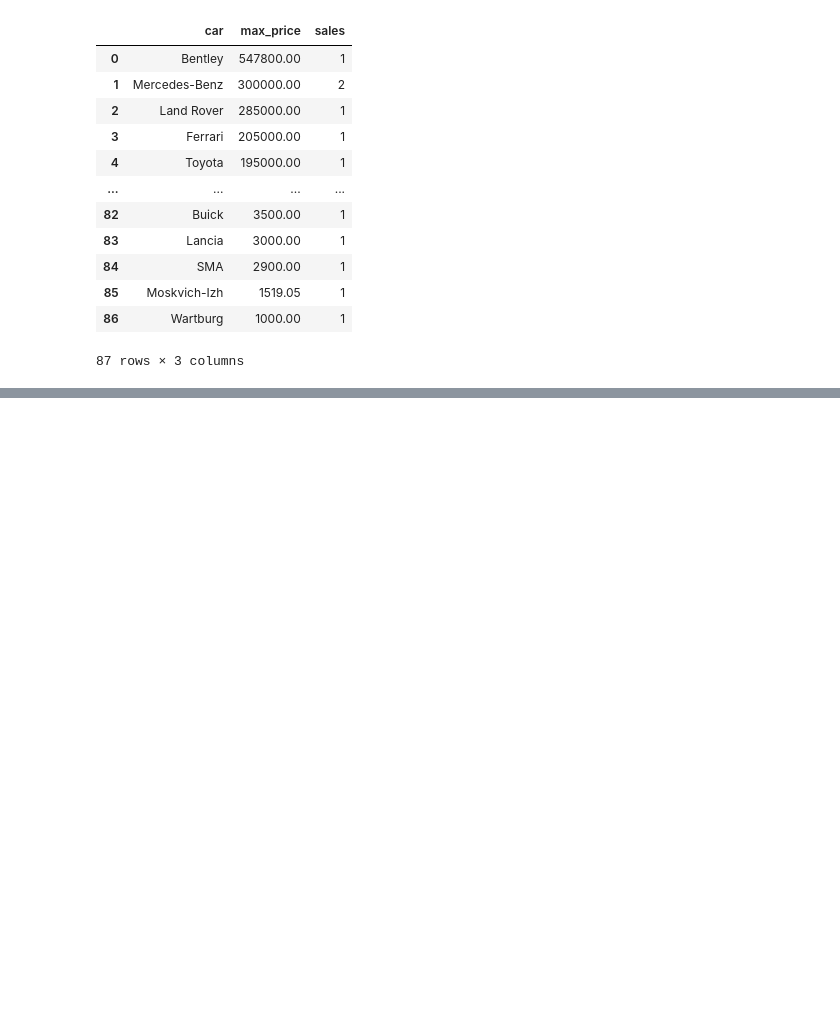
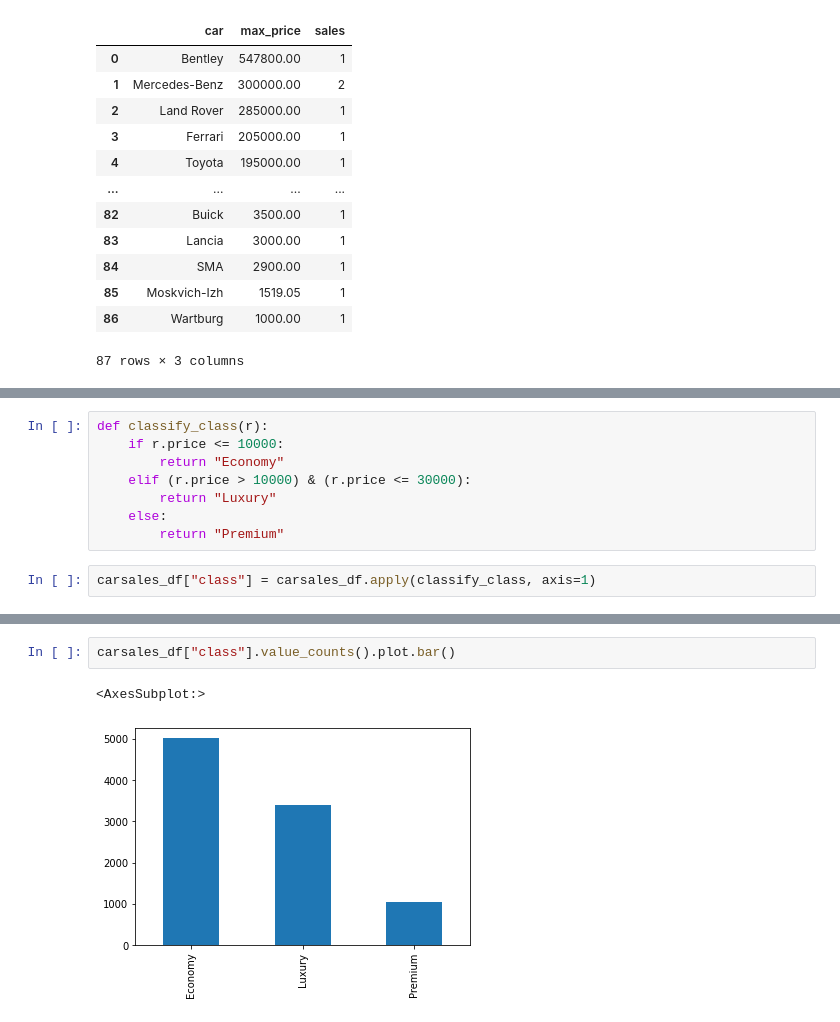
Before and after one commit to yoganandaraol/EDA_CarSales, a Jupyter notebook: EDA_CarSales_Project.ipynb, the cells around one changed output, grey strips where cells are left out. Drawn from its saved outputs; the diff is of its cells as text; blank space fills up the shorter version.

```diff
--- a/EDA_CarSales_Project.ipynb
+++ b/EDA_CarSales_Project.ipynb
@@ -735,0 +765,10 @@ df
+# %%
+def classify_class(r):
+    if r.price <= 10000:
+        return "Economy"
+    elif (r.price > 10000) & (r.price <= 30000):
+        return "Luxury"
+    else:
+        return "Premium"
+# %%
+carsales_df["class"] = carsales_df.apply(classify_class, axis=1)
@@ -735,0 +798,5 @@ df
+# %%
+carsales_df["class"].value_counts().plot.bar()
+# %% [output]
+<AxesSubplot:>
+[figure, added]
```
Also changed, not shown: parts of 33 cells of this notebook.
